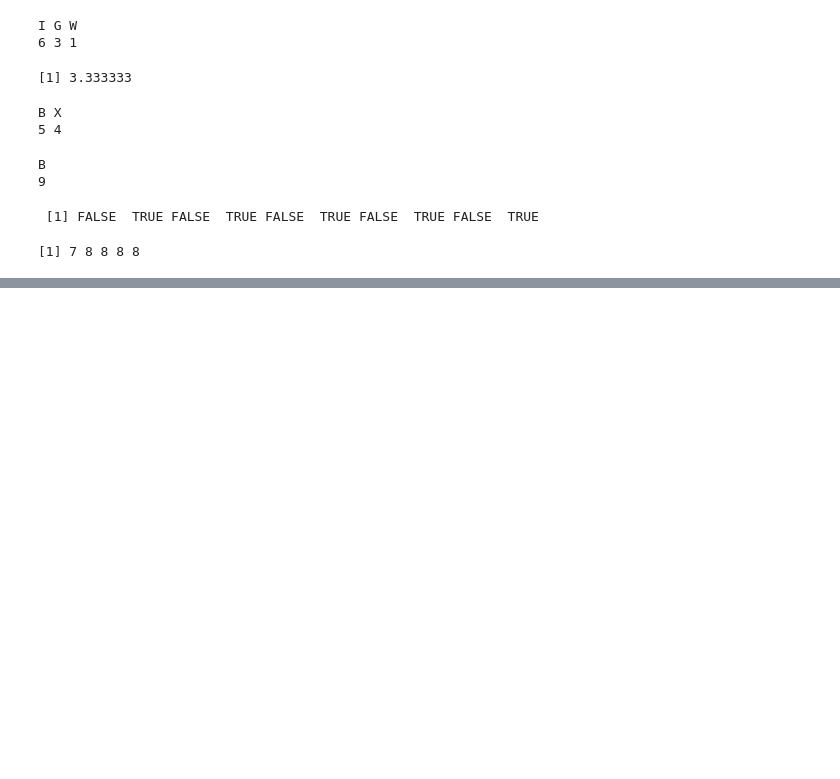
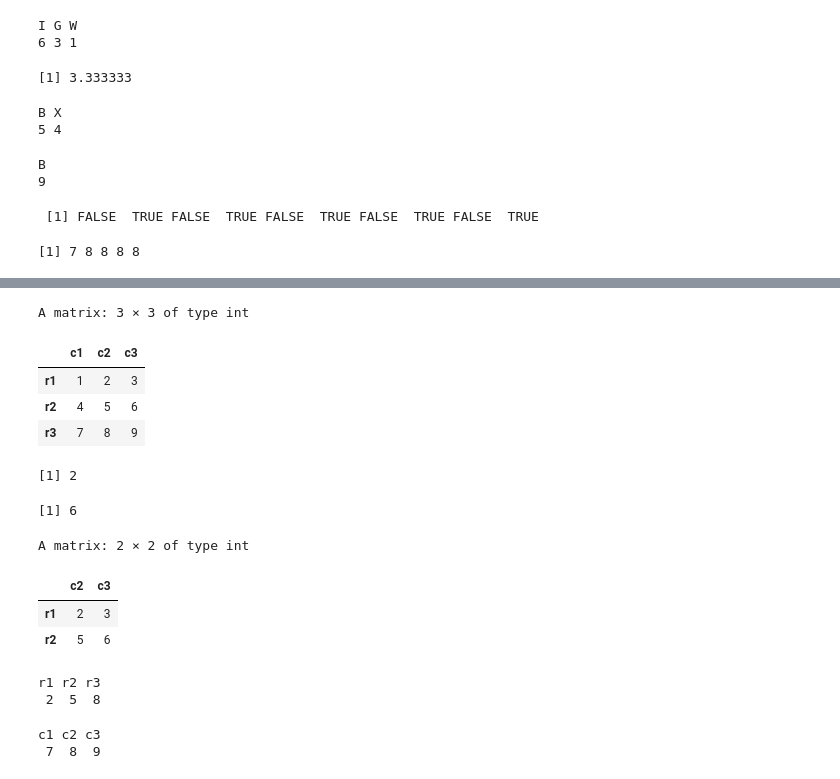
Before and after one commit to felixm3/coursework-workshops-bootcamps-lectures-etc, a Jupyter notebook: dcamp/R/220313_Introduction_to_R.ipynb, the cells around one changed output, grey strips where cells are left out. Drawn from its saved outputs; the diff is of its cells as text; code cells hidden in the pictures; blank space fills up the shorter version.

```diff
--- a/dcamp/R/220313_Introduction_to_R.ipynb
+++ b/dcamp/R/220313_Introduction_to_R.ipynb
@@ -194,0 +262,28 @@ u[u > 2]
+# %%
+# Selecting matrix elements
+
+M
+M[1, 2]
+M[2, 3]
+M[1:2, 2:3]
+M[, 2] # all elements of column 2
+M[3, ] # all elements of row 3
+
+# see tidyverse style guide about spaces https://style.tidyverse.org/index.html
+# 'Always put a space after a comma, never before, just like in regular English.'
+# %% [output]
+A matrix: 3 × 3 of type int
+|  | c1 | c2 | c3 |
+| r1 | 1 | 2 | 3 |
+| r2 | 4 | 5 | 6 |
+| r3 | 7 | 8 | 9 |
+[1] 2
+[1] 6
+A matrix: 2 × 2 of type int
+|  | c2 | c3 |
+| r1 | 2 | 3 |
+| r2 | 5 | 6 |
+r1 r2 r3
+ 2  5  8
+c1 c2 c3
+ 7  8  9
```
Also changed, not shown: parts of 8 cells of this notebook.
